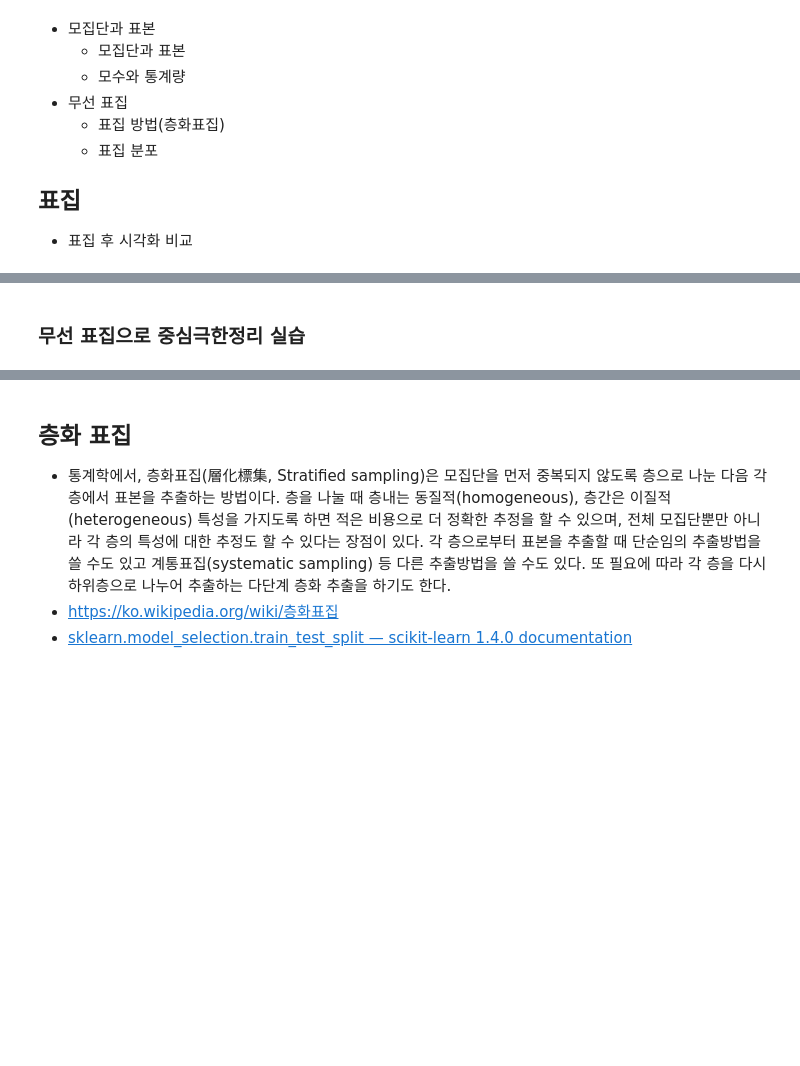
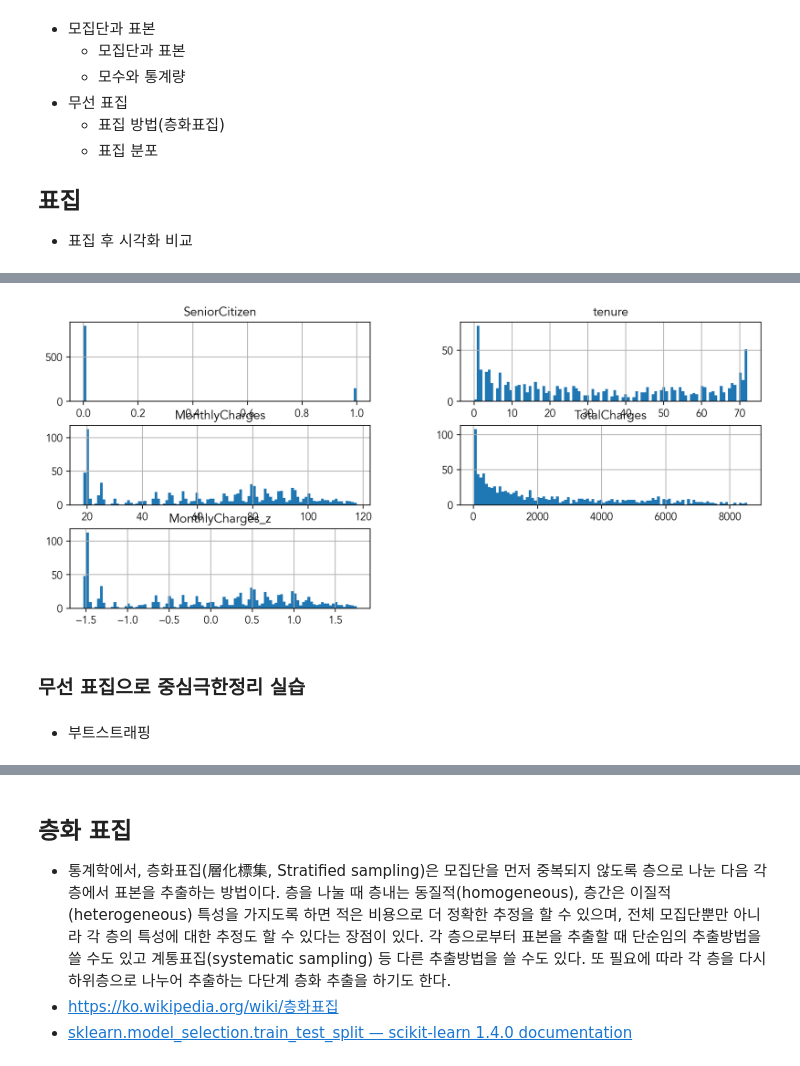
Before and after one commit to gyjong/workplace, a Jupyter notebook: Statistics/0102-telco-input.ipynb, the cells around one changed output, grey strips where cells are left out. Saved outputs shown, nothing was run; the diff lists cells and outputs as text; code cells hidden in the pictures; blank space fills up the shorter version.

```diff
--- a/Statistics/0102-telco-input.ipynb
+++ b/Statistics/0102-telco-input.ipynb
@@ -106,7 +242,13 @@ memory usage: 1.1+ MB
 # %%
 # df.sample(frac).hist();
+df.sample(1000).hist(bins = 100, figsize = (12, 5));
+plt.show()
+# %% [output]
+[figure, added]
 # %% [markdown]
 ### 무선 표집으로 중심극한정리 실습
+# %% [markdown]
+- 부트스트래핑
 # %%
 # 중심극한정리를 시연하기 위해, 여러 번에 걸쳐서 표본 평균을 계산합니다.
 sample_means = []
```
Also changed, not shown: parts of 48 cells of this notebook.
